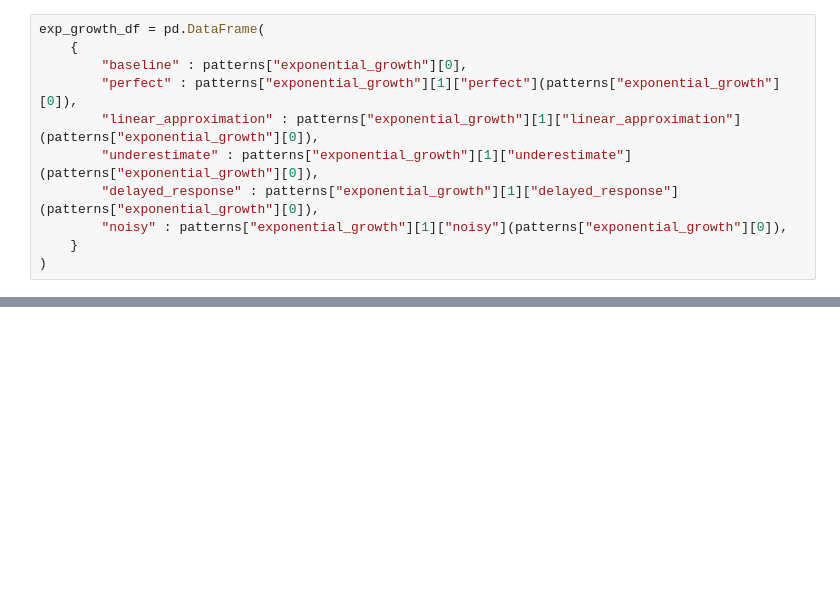
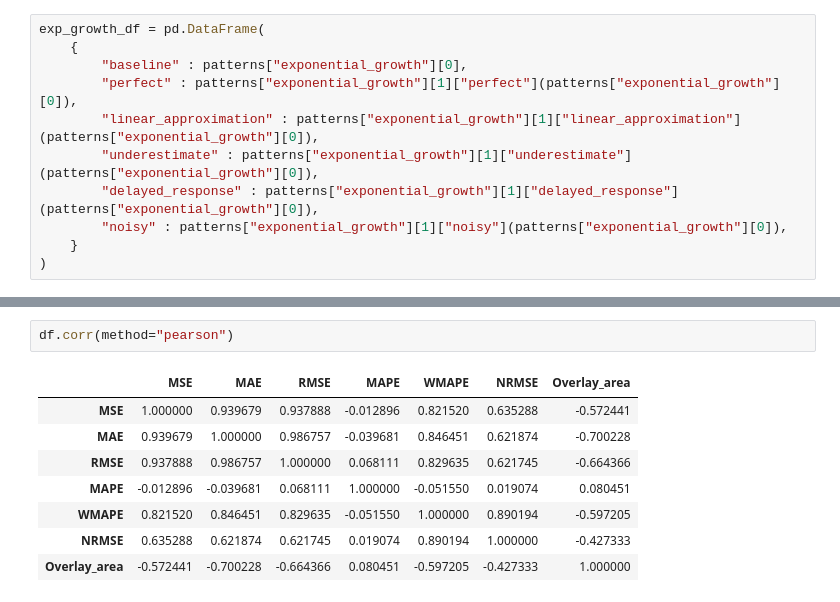
Before and after one commit to Smile-SA/overlay_dx, a Jupyter notebook: paper_experiments/discovery.ipynb, the cells around one changed output, grey strips where cells are left out. Drawn from its saved outputs; the diff is of its cells as text; blank space fills up the shorter version.

```diff
--- a/paper_experiments/discovery.ipynb
+++ b/paper_experiments/discovery.ipynb
@@ -239,0 +379,11 @@ metric_exp = Evaluate(target_values=exp_growth_df["baseline"],prediction=None).o
+# %%
+df.corr(method="pearson")
+# %% [output]
+|  | MSE | MAE | RMSE | MAPE | WMAPE | NRMSE | Overlay_area |
+| MSE | 1.000000 | 0.939679 | 0.937888 | -0.012896 | 0.821520 | 0.635288 | -0.572441 |
+| MAE | 0.939679 | 1.000000 | 0.986757 | -0.039681 | 0.846451 | 0.621874 | -0.700228 |
+| RMSE | 0.937888 | 0.986757 | 1.000000 | 0.068111 | 0.829635 | 0.621745 | -0.664366 |
+| MAPE | -0.012896 | -0.039681 | 0.068111 | 1.000000 | -0.051550 | 0.019074 | 0.080451 |
+| WMAPE | 0.821520 | 0.846451 | 0.829635 | -0.051550 | 1.000000 | 0.890194 | -0.597205 |
+| NRMSE | 0.635288 | 0.621874 | 0.621745 | 0.019074 | 0.890194 | 1.000000 | -0.427333 |
+| Overlay_area | -0.572441 | -0.700228 | -0.664366 | 0.080451 | -0.597205 | -0.427333 | 1.000000 |
```
Also changed, not shown: parts of 19 cells of this notebook, 7 other files.
